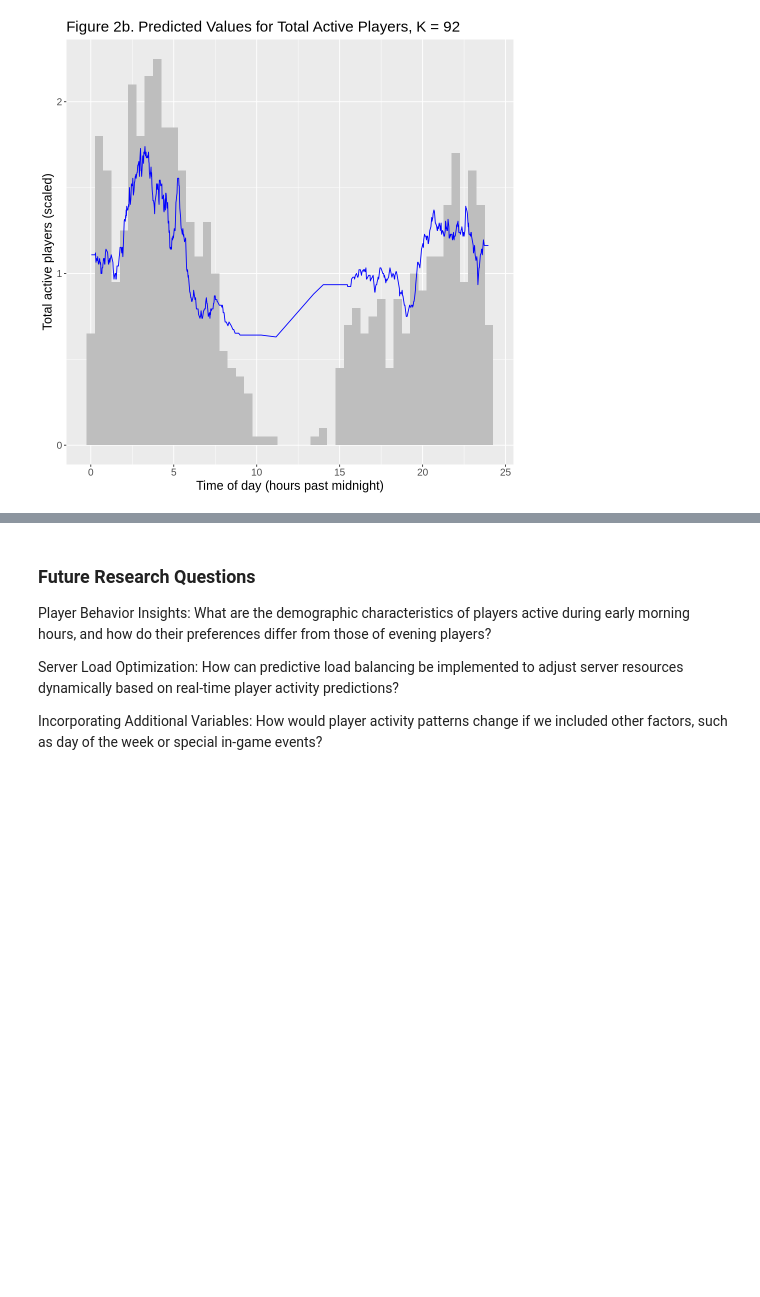
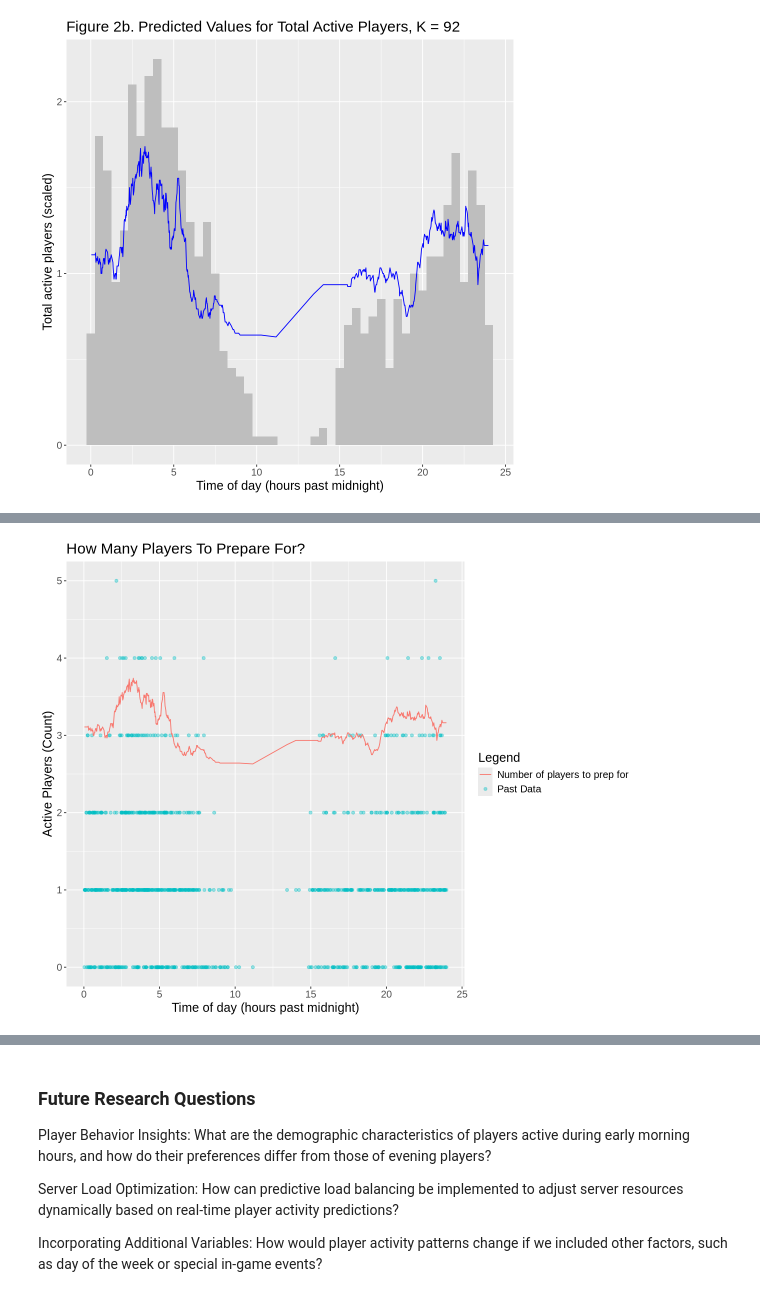
Before and after one commit to sprout-scout/Group-DSCI100-project, a Jupyter notebook: Group_Report.ipynb, the cells around one changed output, grey strips where cells are left out. Saved outputs shown, nothing was run; the diff lists cells and outputs as text; code cells hidden in the pictures; blank space fills up the shorter version.

```diff
--- a/Group_Report.ipynb
+++ b/Group_Report.ipynb
@@ -455,0 +442,19 @@ The evaluation of a KNN regression can only really give you a RMPSE, which tells
+# %%
+options(repr.plot.width = 10, repr.plot.height = 8)
+
+
+regression_pred_visual <- players_pred |>
+ggplot(aes(x = time_in_hours_past_midnight, y = total_active_players)) +
+geom_point(aes(color = "Past Data"), alpha = 0.4) +
+geom_line(data = players_pred,
+          mapping = aes(x = time_in_hours_past_midnight, y = .pred + 2, color = "Number of players to prep for")
+          ) +
+labs(x ="Time of day (hours past midnight)",
+     y = "Active Players (Count)",
+     title = "How Many Players To Prepare For?",
+     color = "Legend") +
+scale_y_continuous(breaks = seq(0, max(player_counts_by_time), by = 1)) +
+theme(text = element_text(size = 15))
+regression_pred_visual
+# %% [output]
+[figure, added]
```
Also changed, not shown: parts of 4 cells of this notebook.
